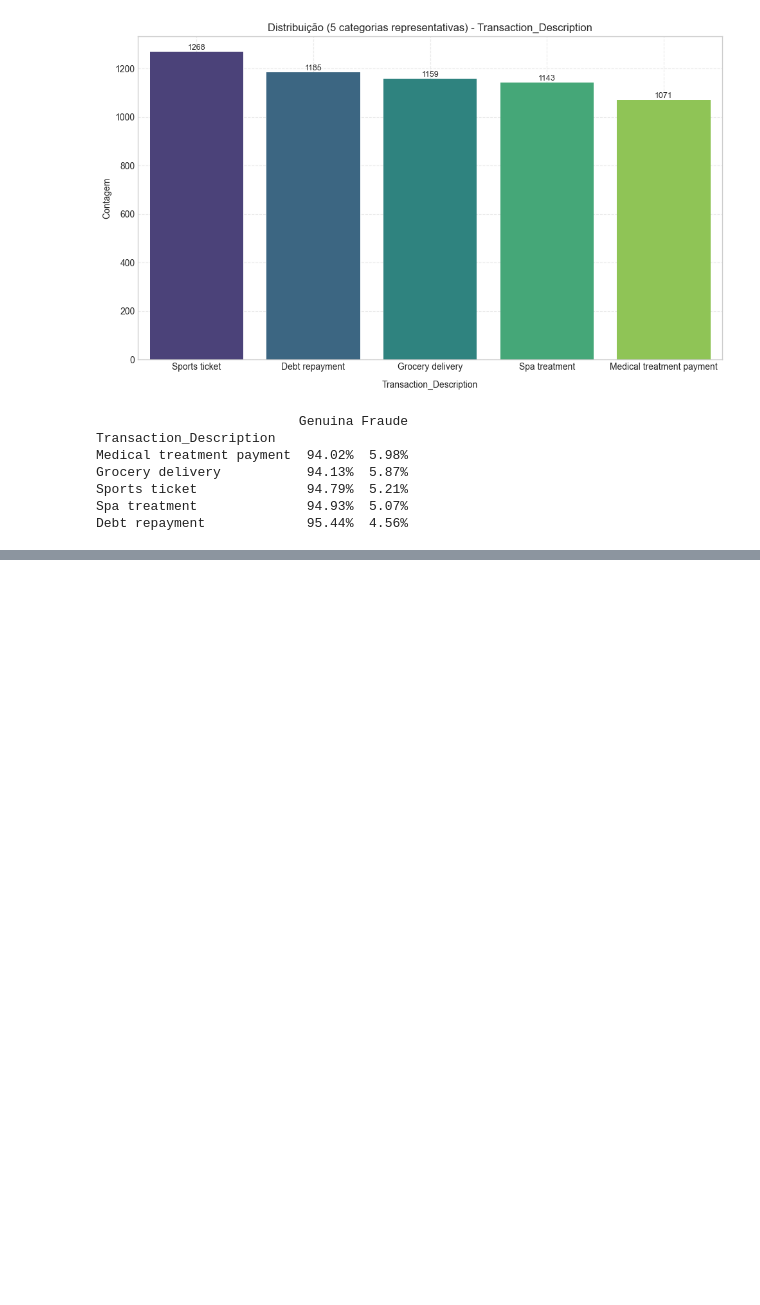
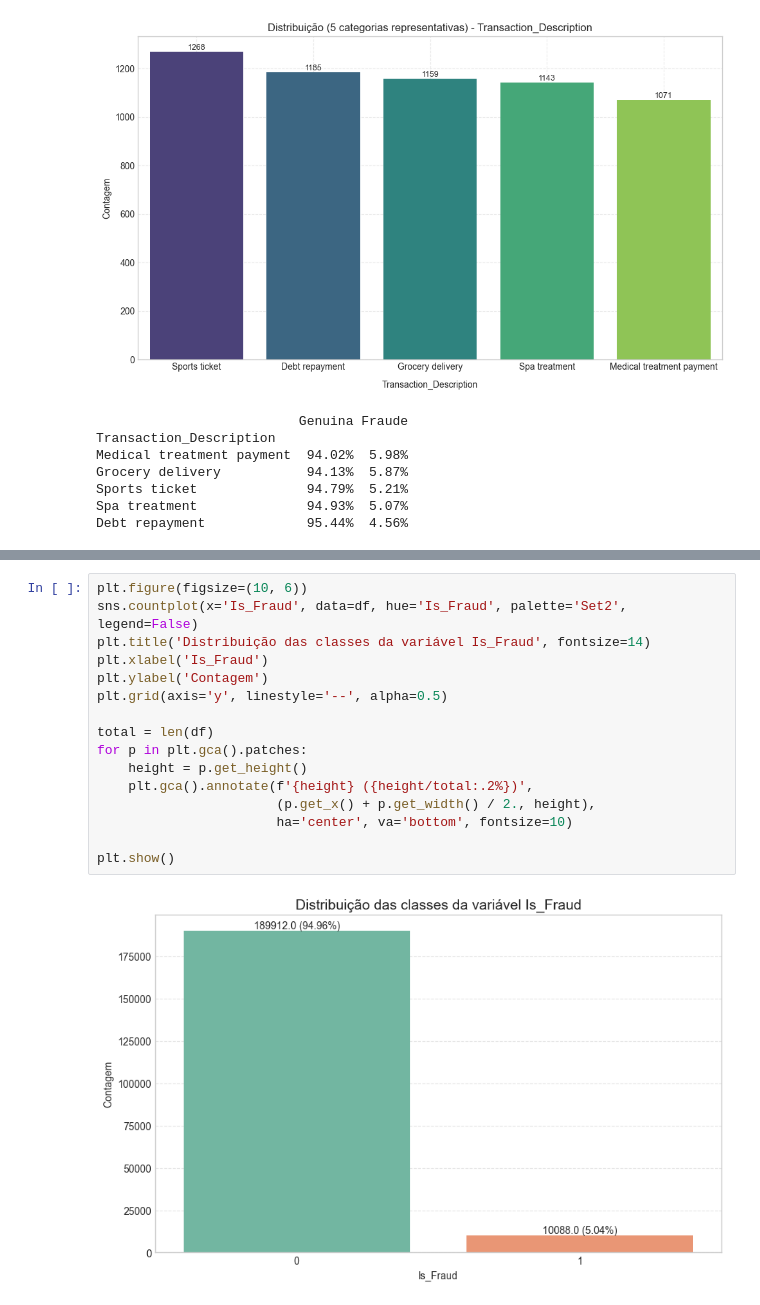
Before and after one commit to nobrevitor/Data_Science_Potfolio, a Jupyter notebook: projeto_fraude_semantix/notebooks/eda_modelagem.ipynb, the cells around one changed output, grey strips where cells are left out. Drawn from its saved outputs; the diff is of its cells as text; blank space fills up the shorter version.

```diff
--- a/projeto_fraude_semantix/notebooks/eda_modelagem.ipynb
+++ b/projeto_fraude_semantix/notebooks/eda_modelagem.ipynb
@@ -566,0 +625,18 @@ Debt repayment             95.44%  4.56%
+# %%
+plt.figure(figsize=(10, 6))
+sns.countplot(x='Is_Fraud', data=df, hue='Is_Fraud', palette='Set2', legend=False)
+plt.title('Distribuição das classes da variável Is_Fraud', fontsize=14)
+plt.xlabel('Is_Fraud')
+plt.ylabel('Contagem')
+plt.grid(axis='y', linestyle='--', alpha=0.5)
+
+total = len(df)
+for p in plt.gca().patches:
+    height = p.get_height()
+    plt.gca().annotate(f'{height} ({height/total:.2%})',
+                       (p.get_x() + p.get_width() / 2., height),
+                       ha='center', va='bottom', fontsize=10)
+
+plt.show()
+# %% [output]
+[figure, added]
```
Also changed, not shown: parts of 56 cells of this notebook.
